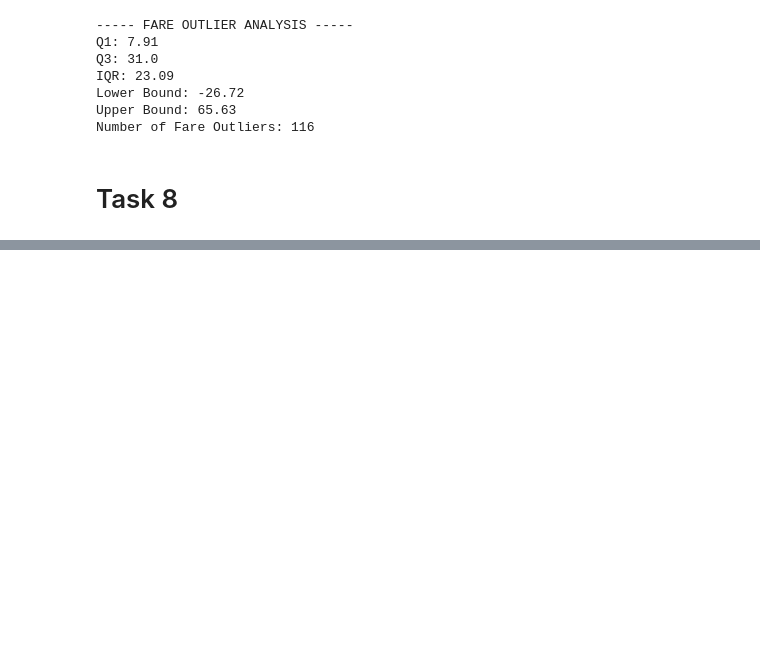
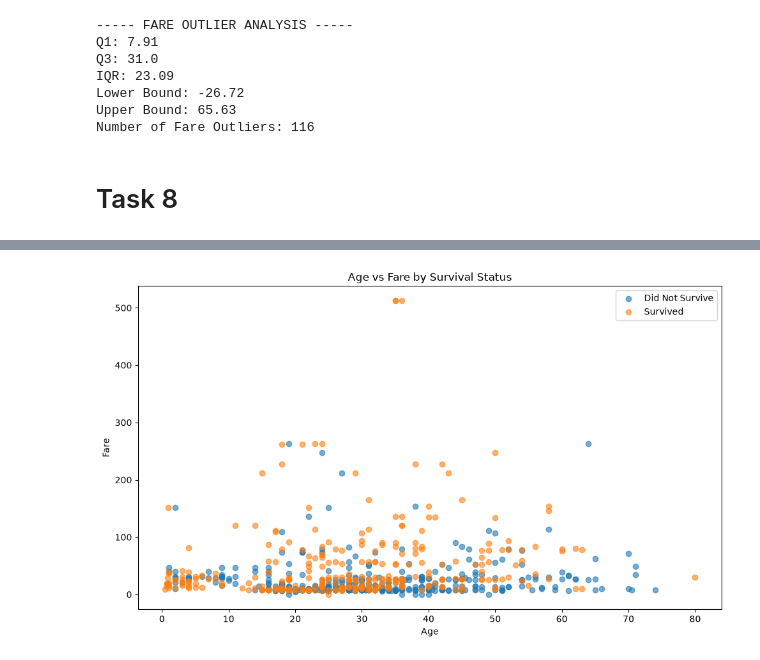
Before and after one commit to rahulsaha1508/DS605-Fundamentals-of-Machine-Learning, a Jupyter notebook: LAB02/lab02.ipynb, the cells around one changed output, grey strips where cells are left out. Saved outputs shown, nothing was run; the diff lists cells and outputs as text; code cells hidden in the pictures; blank space fills up the shorter version.

```diff
--- a/LAB02/lab02.ipynb
+++ b/LAB02/lab02.ipynb
@@ -804,0 +1024,42 @@ Number of Fare Outliers: 116
+# %%
+plt.figure(figsize=(10, 6))
+
+not_survived = df[
+    df["Survived"] == 0
+]
+
+plt.scatter(
+    not_survived["Age"],
+    not_survived["Fare"],
+    label="Did Not Survive",
+    alpha=0.6
+)
+
+survived = df[
+    df["Survived"] == 1
+]
+
+plt.scatter(
+    survived["Age"],
+    survived["Fare"],
+    label="Survived",
+    alpha=0.6
+)
+
+plt.title("Age vs Fare by Survival Status")
+
+plt.xlabel("Age")
+plt.ylabel("Fare")
+
+plt.legend()
+
+plt.tight_layout()
+
+plt.savefig(
+    "task9_age_vs_fare.png",
+    dpi=120
+)
+
+plt.show()
+# %% [output]
+[figure, added]
```
Also changed, not shown: parts of 11 cells of this notebook.
